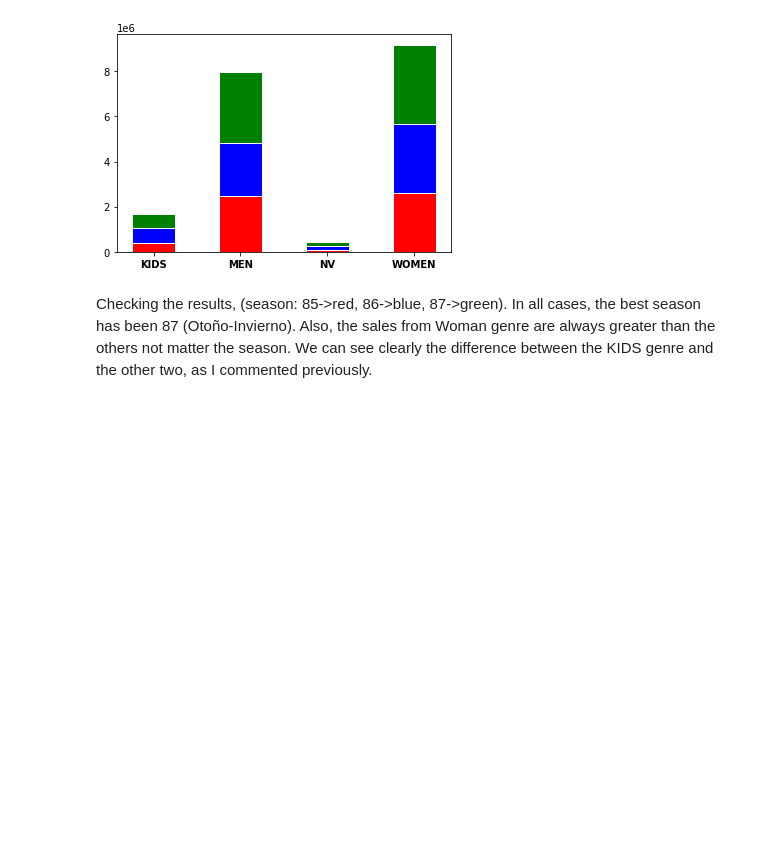
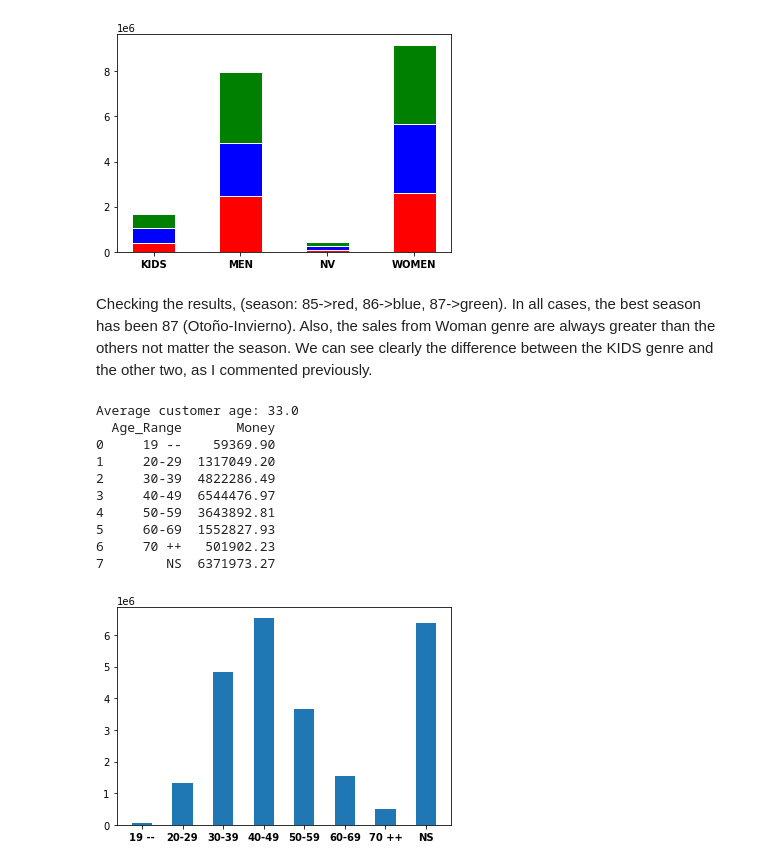
Before and after one commit to rauls19/DemandForecasting, a Jupyter notebook: EDA.ipynb, the cells around one changed output. Drawn from its saved outputs; the diff is of its cells as text; code cells hidden in the pictures; blank space fills up the shorter version.

```diff
--- a/EDA.ipynb
+++ b/EDA.ipynb
@@ -241,7 +264,7 @@ As it can be seen in the distribution, it looks like a bimodal representation, w
 
 Let's analyse the column called TALLA. As I haven't treat yet the missing values, by the moment I am not considering them.
 # %%
-size_sales = dataset[(dataset.CANAL_VENTA_ID == 20)].groupby(['TALLA']).IMP_VENTA_NETO_EUR.sum()
+size_sales = dataset.groupby(['TALLA']).IMP_VENTA_NETO_EUR.sum()
 size_sales
 sales = []
 size = []
@@ -262,7 +285,7 @@ plt.show()
 # %% [markdown]
 I can see which size is the most sold for each product. As the size of the dataframe is really big, it would be better to ask if they are interested in any product to filter.
 # %%
-product_size_sales = dataset[(dataset.CANAL_VENTA_ID == 20)].groupby(['PRODUCTO_ID', 'TALLA']).IMP_VENTA_NETO_EUR.sum()
+product_size_sales = dataset.groupby(['PRODUCTO_ID', 'TALLA']).IMP_VENTA_NETO_EUR.sum()
 product_size_sales
 products = []
 sizes = []
@@ -297,7 +320,7 @@ size_most_sold = pd.DataFrame({
 # %% [markdown]
 Now, I am going to see the distribution of the data grouped by the genre. Same as before, I haven't treated the null variables yet so I am not considering them.
 # %%
-genre_sales_year = dataset[(dataset.CANAL_VENTA_ID == 20)].groupby(['GENERO_PRODUCTO']).IMP_VENTA_NETO_EUR.sum()
+genre_sales_year = dataset.groupby(['GENERO_PRODUCTO']).IMP_VENTA_NETO_EUR.sum()
 genre = []
 sales = []
 for k, v in zip(genre_sales_year.index, genre_sales_year):
@@ -314,7 +337,7 @@ plt.show()
 # %% [markdown]
 Looking at the pie chart, women are the most sold, with an almost the 50%, men are the next one with 43%. The genre kids is the worst in terms of sells. The market should be oriented in men and women. Also, they can extract from the data that one open market to exploit is Kids.
 # %%
-genre_season_sales = dataset[(dataset.CANAL_VENTA_ID == 20)].groupby(['TEMPORADA_COMERCIAL_ID', 'GENERO_PRODUCTO']).IMP_VENTA_NETO_EUR.sum()
+genre_season_sales = dataset.groupby(['TEMPORADA_COMERCIAL_ID', 'GENERO_PRODUCTO']).IMP_VENTA_NETO_EUR.sum()
 print(genre_season_sales)
 genre = []
 seasons = []
@@ -352,3 +375,31 @@ Name: IMP_VENTA_NETO_EUR, dtype: float64
 [figure]
 # %% [markdown]
 Checking the results, (season: 85->red, 86->blue, 87->green). In all cases, the best season has been 87 (Otoño-Invierno). Also, the sales from Woman genre are always greater than the others not matter the season. We can see clearly the difference between the KIDS genre and the other two, as I commented previously.
+# %%
+print('Average customer age: '+str(round(dataset.EDAD_COMPRA.mean(), 0)))
+age_range_sales = dataset.groupby(['EDAD_RANGO_COMPRA']).IMP_VENTA_NETO_EUR.sum()
+money = []
+age_range = []
+for k, v in zip(age_range_sales.index, age_range_sales):
+    money.append(v)
+    age_range.append(k)
+age_grouped_sales = pd.DataFrame({
+    'Age_Range': age_range,
+    'Money': money
+})
+print(age_grouped_sales)
+plt.bar([0, 1, 2, 3, 4, 5, 6, 7], age_grouped_sales.Money, width=0.5)
+plt.xticks([0, 1, 2, 3, 4, 5, 6, 7], ['19 --','20-29','30-39','40-49','50-59','60-69','70 ++','NS'], fontweight='bold')
+plt.show()
+# %% [output]
+Average customer age: 33.0
+  Age_Range       Money
+0     19 --    59369.90
+1     20-29  1317049.20
+2     30-39  4822286.49
+3     40-49  6544476.97
+4     50-59  3643892.81
+5     60-69  1552827.93
+6     70 ++   501902.23
+7        NS  6371973.27
+[figure, added]
```
Also changed, not shown: parts of 24 cells of this notebook.
